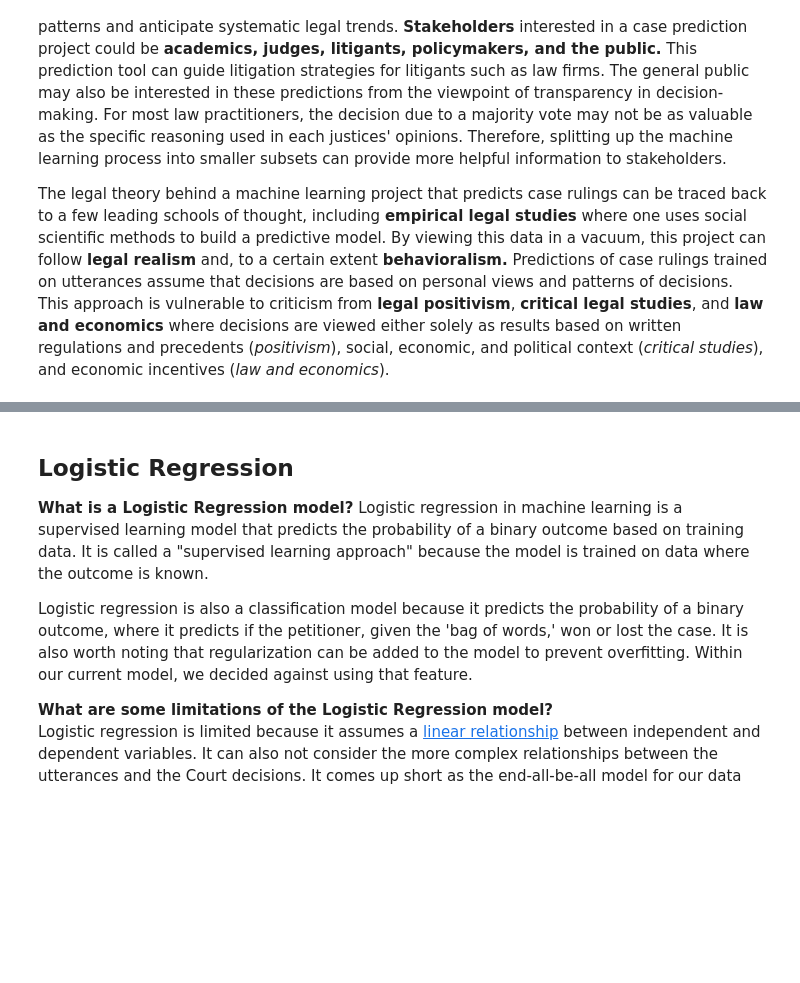
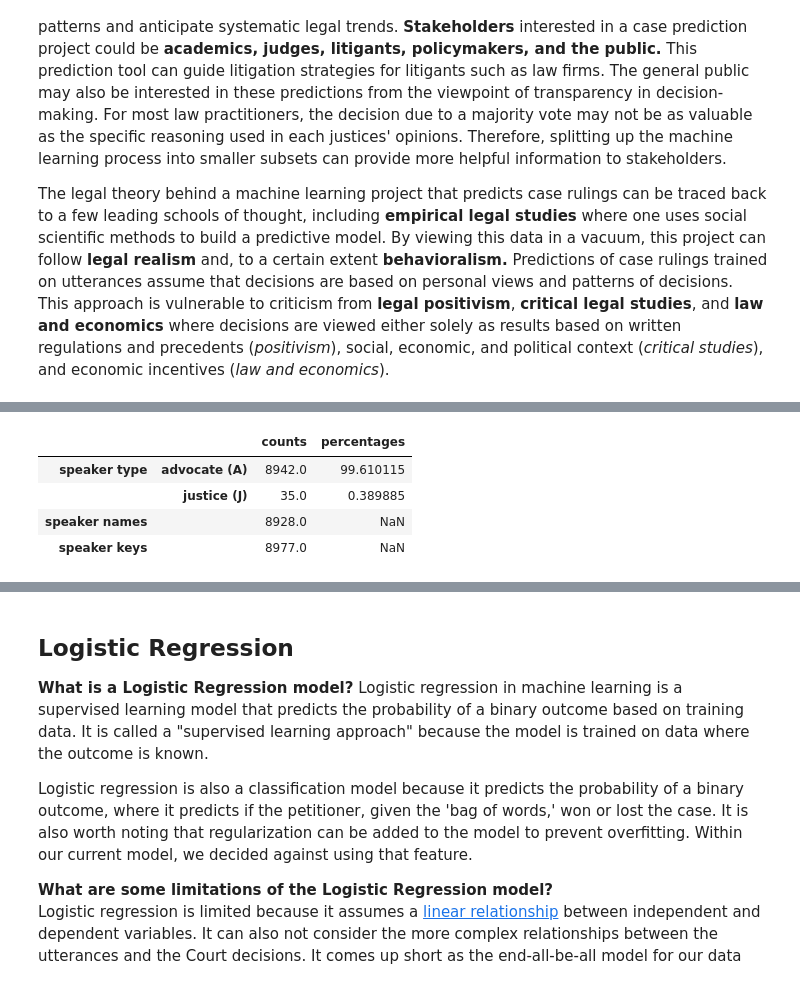
Before and after one commit to michplunkett/supreme-court-ml-predictions, a Jupyter notebook: final_report.ipynb, the cells around one changed output, grey strips where cells are left out. Saved outputs shown, nothing was run; the diff lists cells and outputs as text; code cells hidden in the pictures; blank space fills up the shorter version.

```diff
--- a/final_report.ipynb
+++ b/final_report.ipynb
@@ -83,0 +174,8 @@ The legal theory behind a machine learning project that predicts case rulings ca
+# %%
+ds.speakers_stats
+# %% [output]
+|  |  | counts | percentages |
+| speaker type | advocate (A) | 8942.0 | 99.610115 |
+|  | justice (J) | 35.0 | 0.389885 |
+| speaker names |  | 8928.0 | NaN |
+| speaker keys |  | 8977.0 | NaN |
```
Also changed, not shown: parts of 13 cells of this notebook.
